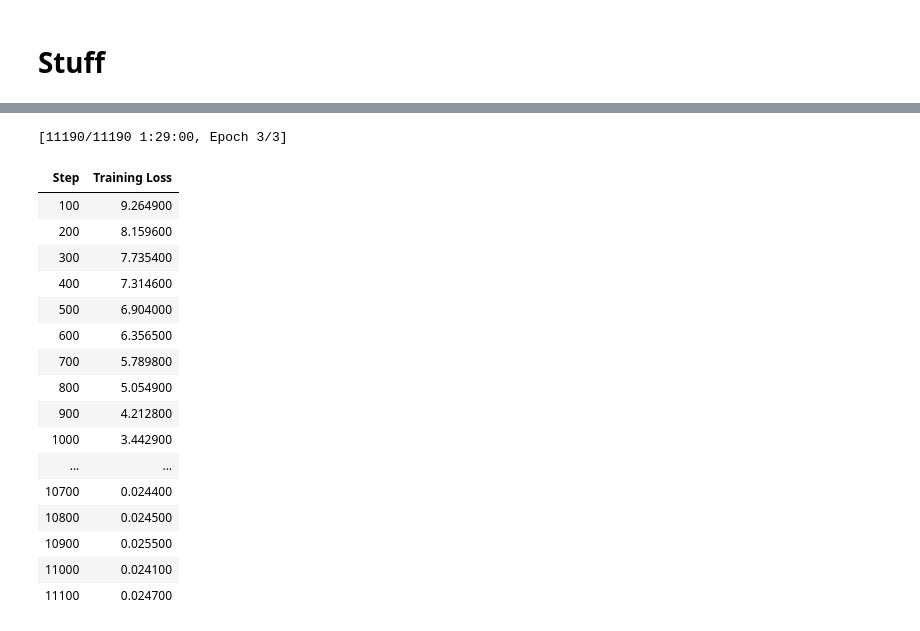
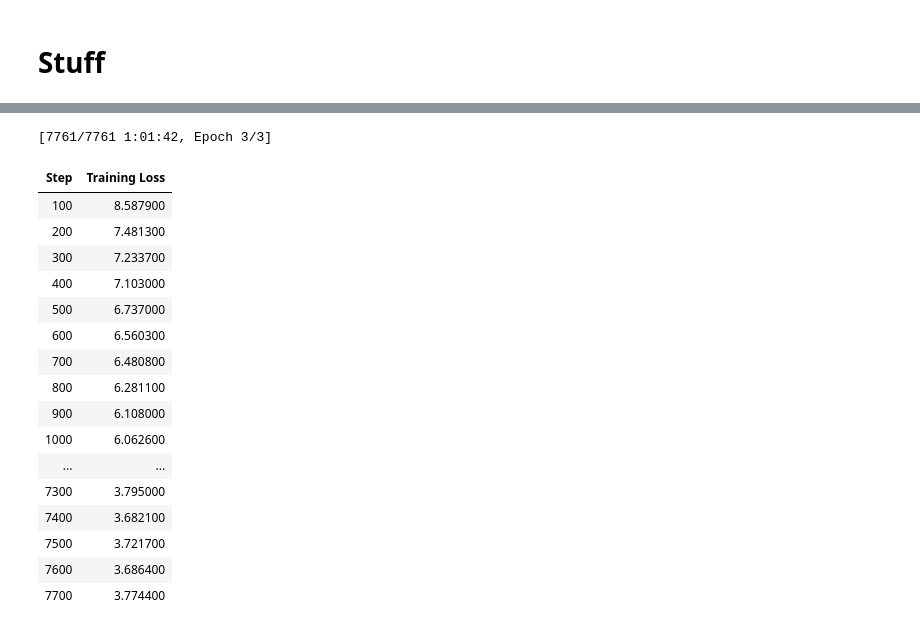
Before and after one commit to JoeyShapiro/TimeSeriesGPT, a Jupyter notebook: model.ipynb, the cells around one changed output, grey strips where cells are left out. Cells and saved outputs as stored; diff of their text form; code cells hidden in the pictures.

Commit message:
more data

```diff
--- a/model.ipynb
+++ b/model.ipynb
@@ -146,15 +146,17 @@ def prepare_training_data(input_files, output_dir, max_length=1024, stride=256):
     dataset = []
 
     for file_path in input_files:
-        with open(file_path, 'r', encoding='utf-8') as f:
-            text = f.read()
+        print(f"Processing {file_path}")
+        # Tokenize full text
+        df = pd.read_csv(file_path, sep=",", header=None, skiprows=1)
+        # cols = "Australia, British, Canada, Switzerland, China, Japan, New Zealand, Singapore".split(", ")
+        # df.columns = cols
+        # arr = df["Australia"].values
+        # drop any columns with nan
+        df = df.dropna(axis=1)
+        # drop any columns with str
+        df = df.drop(df.select_dtypes(['object']), axis=1)
 
-        # Tokenize full text
-        cols = "Australia, British, Canada, Switzerland, China, Japan, New Zealand, Singapore".split(", ")
-
-        df = pd.read_csv(file_path, sep=",", header=None)
-        df.columns = cols
-        # arr = df["Australia"].values
         arr = df.values.flatten()
 
         # tokens = tokenizer.encode(text)
@@ -168,11 +170,10 @@ def prepare_training_data(input_files, output_dir, max_length=1024, stride=256):
                 input_sequence = np.array(sequence[:-1])#, dtype=np.int64) # dont include the last token
                 target_sequence = np.array(sequence[1:])#, dtype=np.int64) # dont include the first token
 
-                example = {
+                dataset.append({
                     'input_ids': input_sequence,
                     'labels': target_sequence
-                }
-                dataset.append(example)
+                })
 
     # pickle dataset
     output_file = output_dir / 'gpt2_training_data.pkl'
@@ -182,3 +183,7 @@ def prepare_training_data(input_files, output_dir, max_length=1024, stride=256):
     print(f"Created {len(dataset)} training examples")
     print(dataset[0])
     return dataset
+
+input_files = [str(file) for file in Path('raw_data').glob('*')]
+output_dir = 'processed_data'
+# data = prepare_training_data(input_files, output_dir, stride=4)
@@ -206,16 +191,18 @@ Created 234 training examples
 import torch
 from transformers import GPT2LMHeadModel, GPT2Tokenizer, Trainer, TrainingArguments
 from torch.utils.data import Dataset
+from pathlib import Path
 
 device = torch.device('cuda')
 
-path = "exchange_rate.txt"
-input_files = ['exchange_rate.txt']
+# get all files in the directory raw_data
+input_files = [str(file) for file in Path('raw_data').glob('*')]
+# input_files = ['exchange_rate.txt']
 output_dir = 'processed_data'
 
 class GPTDataset(Dataset):
-    def __init__(self, data_path, tokenizer):
-        self.data = prepare_training_data(input_files, output_dir, stride=4)
+    def __init__(self, tokenizer):
+        self.data = prepare_training_data(input_files, output_dir, stride=256)
         self.tokenizer = tokenizer
 
     def __len__(self):
@@ -229,13 +216,13 @@ class GPTDataset(Dataset):
             'attention_mask': torch.ones_like(torch.tensor(item['input_ids'])).to(device)
         }
 # %%
-def train_model(data_path, output_dir, epochs=3, batch_size=4):
+def train_model(output_dir, epochs=3, batch_size=4):
     # Initialize model and tokenizer
     model = GPT2LMHeadModel.from_pretrained('gpt2').to(device)
     tokenizer = GPT2Tokenizer.from_pretrained('gpt2')
 
     # Prepare dataset
-    dataset = GPTDataset(data_path, tokenizer)
+    dataset = GPTDataset(tokenizer)
 
     # Training arguments
     training_args = TrainingArguments(
@@ -262,7 +249,6 @@ def train_model(data_path, output_dir, epochs=3, batch_size=4):
 
 if __name__ == "__main__":
     train_model(
-        data_path='processed_data/gpt2_training_data.json',
         output_dir='finetuned_model'
     )
 # %% [output]
@@ -271,18 +263,18 @@ Created 14920 training examples
-[11190/11190 1:29:00, Epoch 3/3]
+[7761/7761 1:01:42, Epoch 3/3]
 | Step | Training Loss |
-| 100 | 9.264900 |
-| 200 | 8.159600 |
-| 300 | 7.735400 |
-| 400 | 7.314600 |
-| 500 | 6.904000 |
-| 600 | 6.356500 |
-| 700 | 5.789800 |
-| 800 | 5.054900 |
-| 900 | 4.212800 |
-| 1000 | 3.442900 |
+| 100 | 8.587900 |
+| 200 | 7.481300 |
+| 300 | 7.233700 |
+| 400 | 7.103000 |
+| 500 | 6.737000 |
+| 600 | 6.560300 |
+| 700 | 6.480800 |
+| 800 | 6.281100 |
+| 900 | 6.108000 |
+| 1000 | 6.062600 |
 | ... | ... |
-| 10700 | 0.024400 |
-| 10800 | 0.024500 |
-| 10900 | 0.025500 |
-| 11000 | 0.024100 |
-| 11100 | 0.024700 |
+| 7300 | 3.795000 |
+| 7400 | 3.682100 |
+| 7500 | 3.721700 |
+| 7600 | 3.686400 |
+| 7700 | 3.774400 |
```
Also changed, not shown: parts of 3 cells of this notebook.
